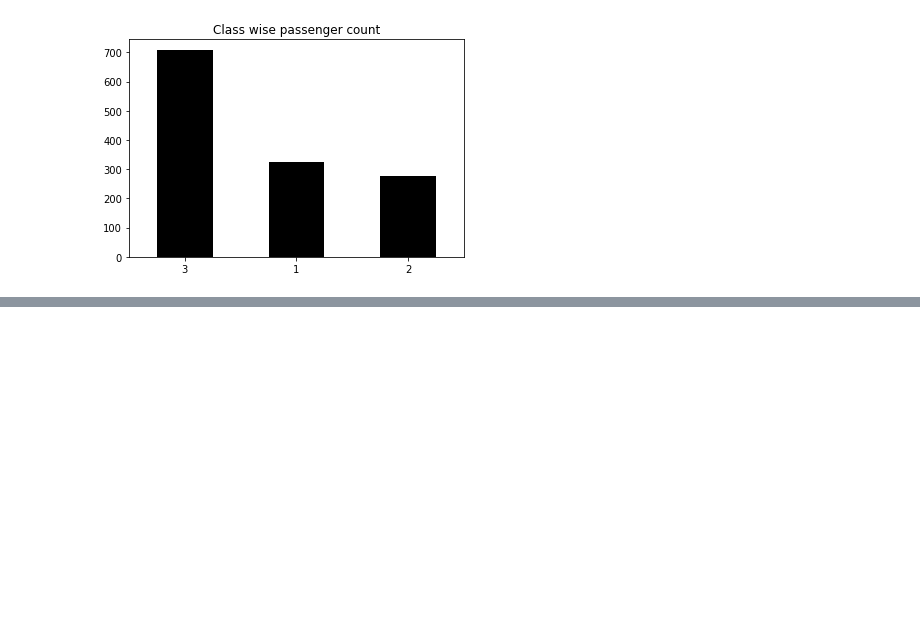
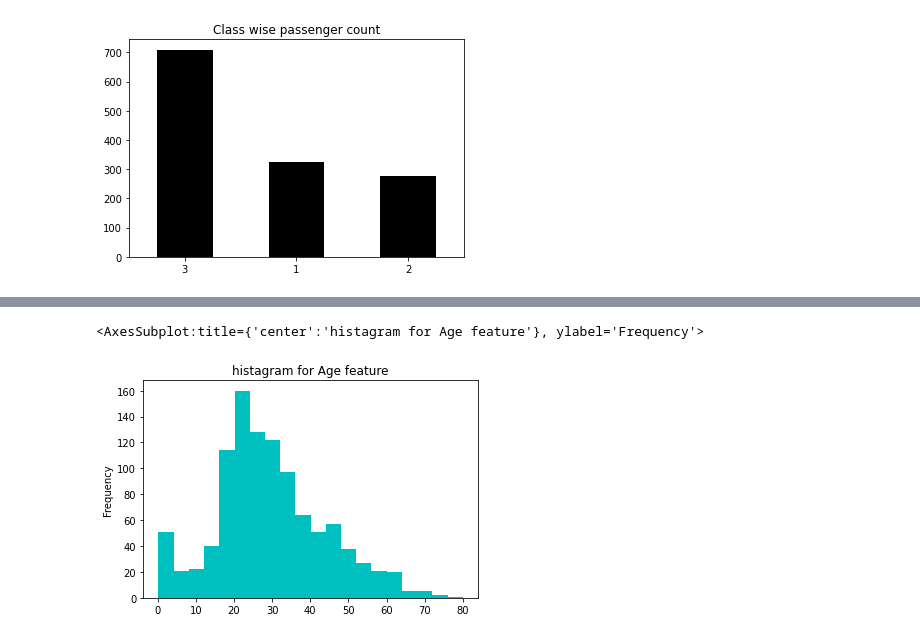
Before and after one commit to jawyoonis/DATASCIENCE_ML_PROJECTS, a Jupyter notebook: notebooks/Exploring-processing-data.ipynb, the cells around one changed output, grey strips where cells are left out. Drawn from its saved outputs; the diff is of its cells as text; code cells hidden in the pictures; blank space fills up the shorter version.

```diff
--- a/notebooks/Exploring-processing-data.ipynb
+++ b/notebooks/Exploring-processing-data.ipynb
@@ -233,0 +246,6 @@ df.Pclass.value_counts().plot(kind='bar', rot=0, title="Class wise passenger cou
+# %%
+#histagram added custom bins not the default ones
+df.Age.plot(kind='hist', title="histagram for Age feature",  color='c', bins=20)
+# %% [output]
+<AxesSubplot:title={'center':'histagram for Age feature'}, ylabel='Frequency'>
+[figure, added]
```
Also changed, not shown: parts of 21 cells of this notebook, 2 other files.
